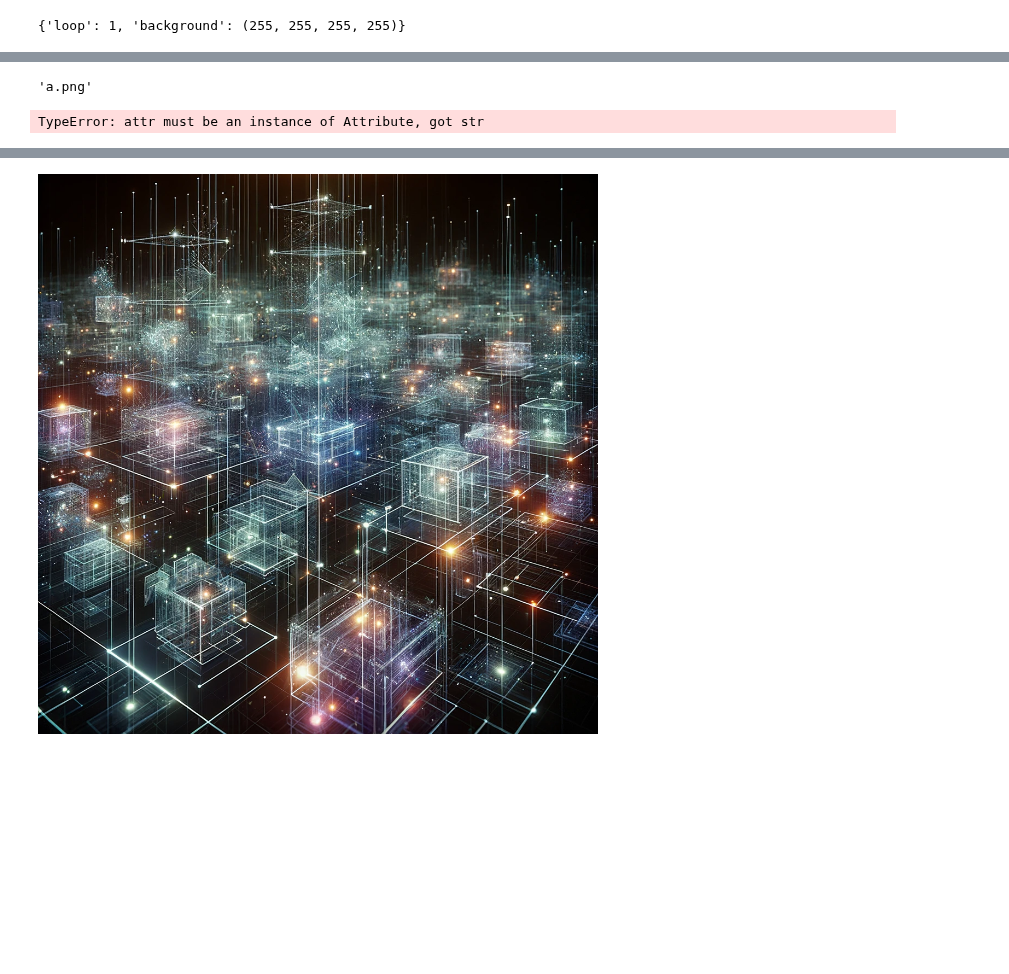
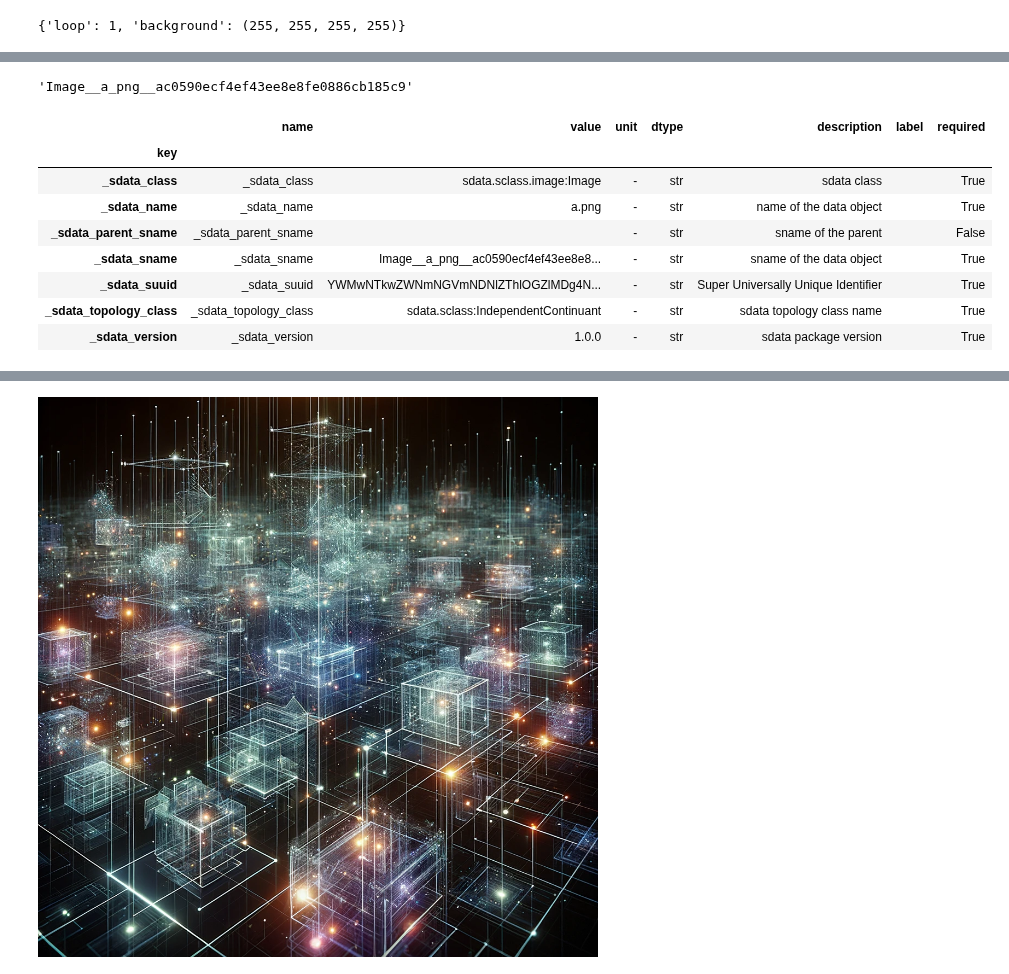
Before and after one commit to lepy/sdata, a Jupyter notebook: ipynb/sdata_Image.ipynb, the cells around one changed output, grey strips where cells are left out. Saved outputs shown, nothing was run; the diff lists cells and outputs as text; code cells hidden in the pictures; blank space fills up the shorter version.

Commit message:
wip sclass

```diff
--- a/ipynb/sdata_Image.ipynb
+++ b/ipynb/sdata_Image.ipynb
@@ -36,8 +36,16 @@ png
 # %%
-png.name
+png.sname
 # %% [output]
-'a.png'
+'Image__a_png__ac0590ecf4ef43ee8e8fe0886cb185c9'
-# %%
-png.md.add_attribute("s")
-# %% [output]
-TypeError: attr must be an instance of Attribute, got str
+# %%
+png.mdf
+# %% [output]
+|  | name | value | unit | dtype | description | label | required |
+| key |  |  |  |  |  |  |  |
+| _sdata_class | _sdata_class | sdata.sclass.image:Image | - | str | sdata class |  | True |
+| _sdata_name | _sdata_name | a.png | - | str | name of the data object |  | True |
+| _sdata_parent_sname | _sdata_parent_sname |  | - | str | sname of the parent |  | False |
+| _sdata_sname | _sdata_sname | Image__a_png__ac0590ecf4ef43ee8e8... | - | str | sname of the data object |  | True |
+| _sdata_suuid | _sdata_suuid | YWMwNTkwZWNmNGVmNDNlZThlOGZlMDg4N... | - | str | Super Universally Unique Identifier |  | True |
+| _sdata_topology_class | _sdata_topology_class | sdata.sclass:IndependentContinuant | - | str | sdata topology class name |  | True |
+| _sdata_version | _sdata_version | 1.0.0 | - | str | sdata package version |  | True |
```
Also changed, not shown: parts of 21 cells of this notebook, 11 other files.
